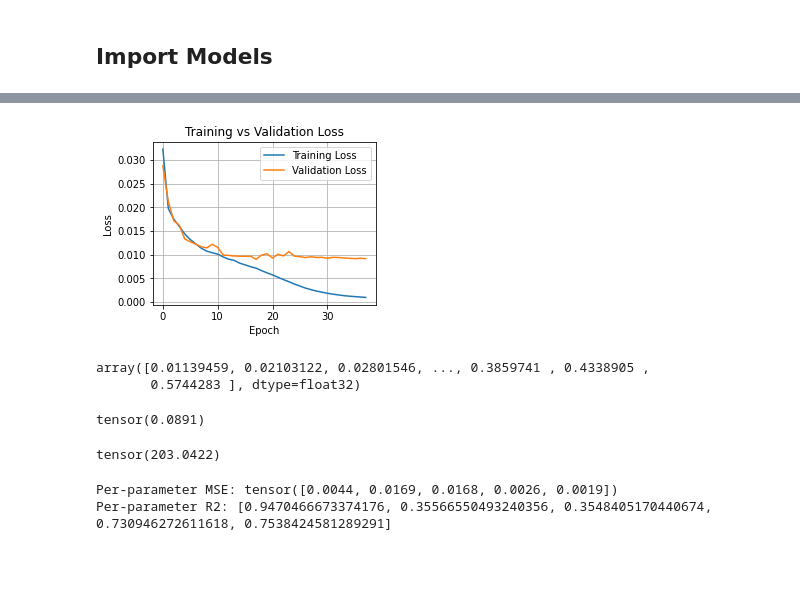
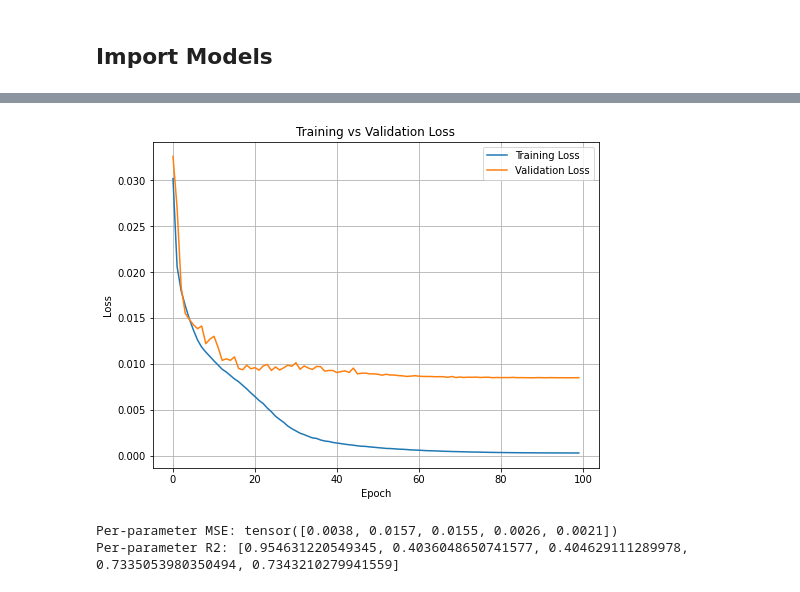
Before and after one commit to matthbatt/Deep-learning-gravitational-lensing, a Jupyter notebook: result_UNet_ResNet.ipynb, the cells around one changed output, grey strips where cells are left out. Saved outputs shown, nothing was run; the diff lists cells and outputs as text; code cells hidden in the pictures; blank space fills up the shorter version.

```diff
--- a/result_UNet_ResNet.ipynb
+++ b/result_UNet_ResNet.ipynb
@@ -371,7 +371,7 @@ device = torch.device("cuda" if torch.cuda.is_available() else "cpu")
 model = model.to(device)
 optimizer = optim.Adam(model.parameters(), lr=1e-5)
 
-checkpoint = torch.load(f"{model.model_name}_7.pth", map_location=device)
+checkpoint = torch.load(f"{model.model_name}_9.pth", map_location=device)
 
 model.load_state_dict(checkpoint["model"])
 optimizer.load_state_dict(checkpoint["optimizer"])
@@ -382,15 +382,15 @@ train_losses = checkpoint["train_losses"]
 val_losses = checkpoint["val_losses"]
 # %%
 import matplotlib.pyplot as plt
-plt.figure(figsize=(4,3))
+plt.figure(figsize=(8,6))
 plt.plot(train_losses, label="Training Loss")
 plt.plot(val_losses, label="Validation Loss")
 plt.xlabel("Epoch")
 plt.ylabel("Loss")
 plt.title("Training vs Validation Loss")
 plt.legend()
 plt.grid(True)
 # plt.savefig("/net/CLUSTER/VAULT/users/mbatt/gravitational_lensing/plots/UNet_8_resnet_loss.png", dpi=300, bbox_inches="tight")
 plt.show()
 # %% [output]
-[figure, old version]
+[figure, new version]
@@ -442,21 +457,15 @@ Ratio = Signal / Noise
-# %%
-np.sort(Noise[:,0].cpu())
-# %% [output]
-array([0.01139459, 0.02103122, 0.02801546, ..., 0.3859741 , 0.4338905 ,
-       0.5744283 ], dtype=float32)
-# %%
-Noise[0][0]
-# %% [output]
-tensor(0.0891)
-# %%
-Signal[0][0]
-# %% [output]
-tensor(203.0422)
 # %%
 model.eval()
 preds = []
 targets = []
 
+Noise_t = []
+Noise_p = []
+Signal_t = []
+Signal_p = []
+
+
+squarre = 20
 criterion = nn.MSELoss(reduction="none")
 
 with torch.no_grad():
@@ -469,16 +478,21 @@ with torch.no_grad():
 
         # ---- Forward pass ----
         out_lens = model.forward_unet(xb)
-        out_lens_b = torch.cat([out_lens, xb - out_lens], dim=1)
-        outputs = model.forward_resnet(out_lens_b)
-
-
-#         loss1 = F.mse_loss(out_lens, xout)
-#         loss2 = F.mse_loss(outputs, yb)
-#         loss = loss1 + loss2
+#         out_lens = torch.cat([out_lens, xb - out_lens], dim=1)
+        outputs = model.forward_resnet(out_lens)
 
         preds.append(outputs.cpu())
         targets.append(yb.cpu())
+
+        Noise_t = compute_noise(Noise_t, xb, squarre)
+        Noise_p = compute_noise(Noise_p, out_lens, squarre)
+
+        # Signal = sum of all pixels in xout → [B, 4]
+        signal_batch = out_lens.sum(dim=(-1, -2))
+        Signal_p.append(signal_batch.cpu())
+
+        signal_batch = xb.sum(dim=(-1, -2))
+        Signal_t.append(signal_batch.cpu())
 
 # concatenate all batches
 preds = torch.cat(preds)      # shape (N, 5)
@@ -487,6 +501,17 @@ targets = torch.cat(targets)  # shape (N, 5)
 # compute per-parameter MSE
 loss = criterion(preds, targets)   # shape (N, 5)
 mse = loss.mean(dim=0)             # shape (5,)
+
+# Concatenate all batches
+Noise_p = torch.cat(Noise_p, dim=0)
+Noise_t = torch.cat(Noise_t, dim=0)
+# Noise[Noise == 0] = 0.2 # shape [N, 4]
+Signal_p = torch.cat(Signal_p, dim=0)  # shape [N, 4]
+Signal_t = torch.cat(Signal_t, dim=0) # shape [N, 4]
+
+# Compute ratio
+Ratio_p = Signal_p / Noise_p
+Ratio_t = Signal_t / Noise_t
 
 print("Per-parameter MSE:", mse)
 
@@ -503,5 +528,5 @@ for i in range(5):
 
 print("Per-parameter R2:", r2_scores)
 # %% [output]
-Per-parameter MSE: tensor([0.0044, 0.0169, 0.0168, 0.0026, 0.0019])
-Per-parameter R2: [0.9470466673374176, 0.35566550493240356, 0.3548405170440674, 0.730946272611618, 0.7538424581289291]
+Per-parameter MSE: tensor([0.0038, 0.0157, 0.0155, 0.0026, 0.0021])
+Per-parameter R2: [0.954631220549345, 0.4036048650741577, 0.404629111289978, 0.7335053980350494, 0.7343210279941559]
```
Also changed, not shown: parts of 22 cells of this notebook, 3 other files.
